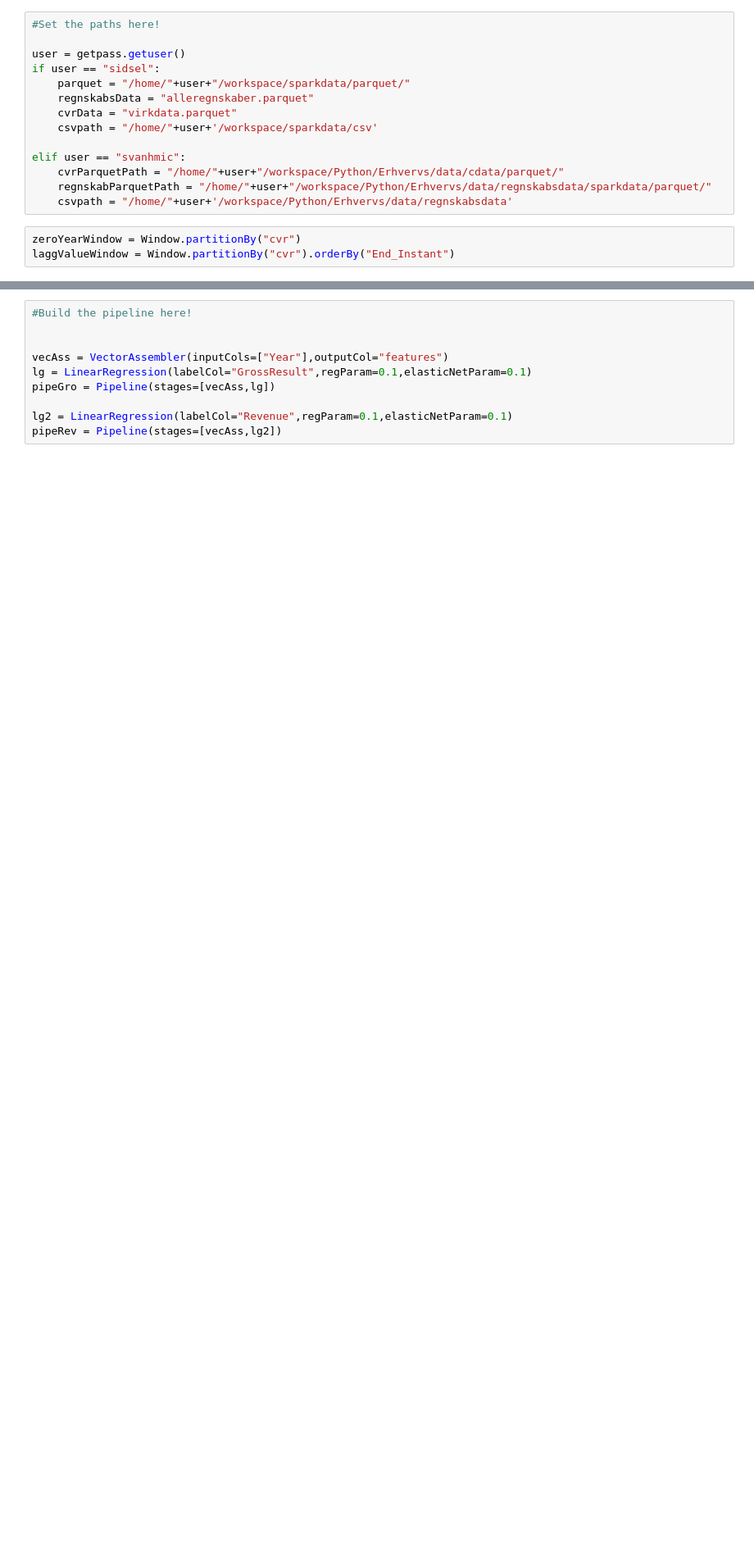
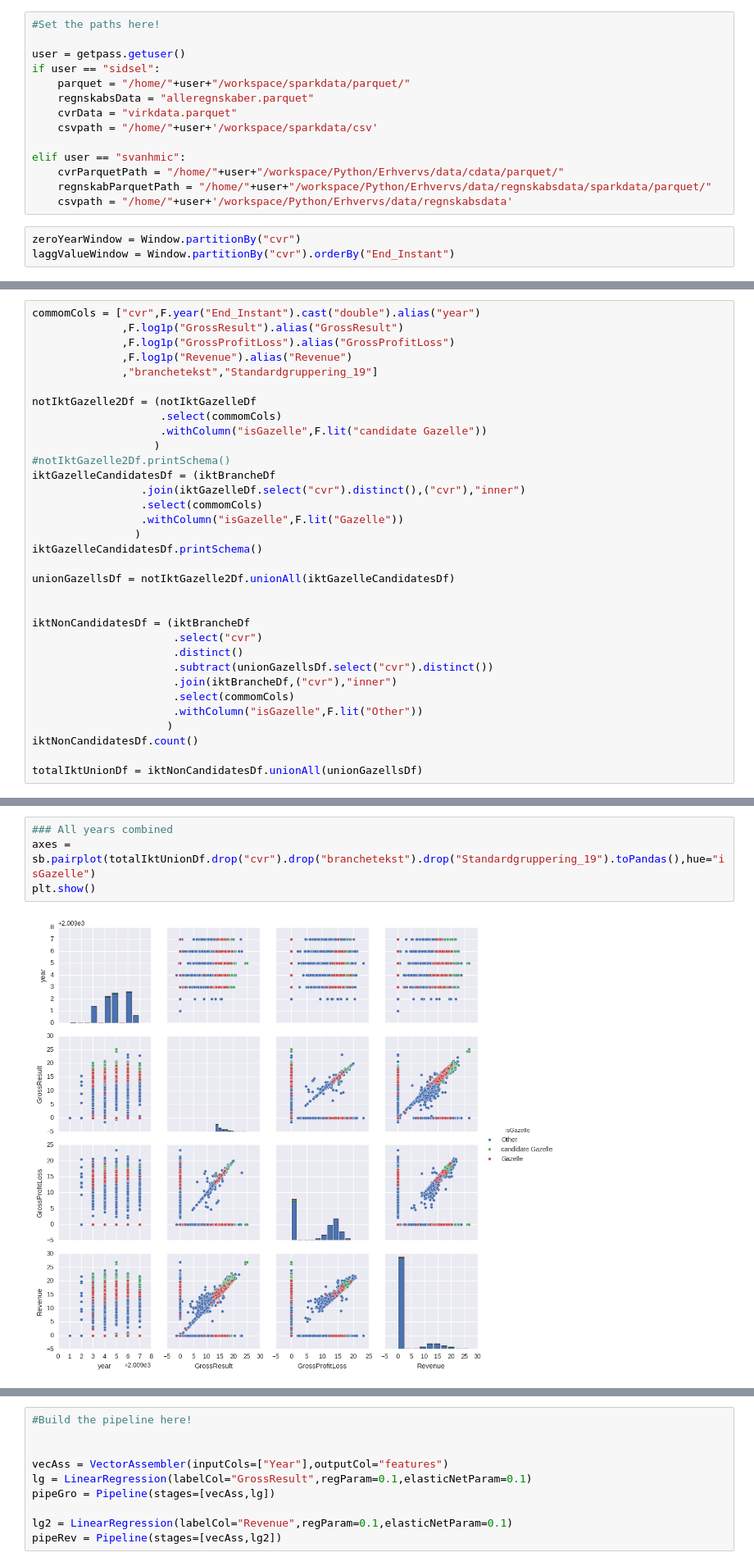
Before and after one commit to mssalvador/notebooks, a Jupyter notebook: notebooks/vaekst/GazelleRegression.ipynb, the cells around one changed output, grey strips where cells are left out. Shown at 82% size. Drawn from its saved outputs; the diff is of its cells as text; blank space fills up the shorter version.

```diff
--- a/notebooks/vaekst/GazelleRegression.ipynb
+++ b/notebooks/vaekst/GazelleRegression.ipynb
@@ -109,0 +113,33 @@ only showing top 20 rows
+# %%
+commomCols = ["cvr",F.year("End_Instant").cast("double").alias("year")
+              ,F.log1p("GrossResult").alias("GrossResult")
+              ,F.log1p("GrossProfitLoss").alias("GrossProfitLoss")
+              ,F.log1p("Revenue").alias("Revenue")
+              ,"branchetekst","Standardgruppering_19"]
+
+notIktGazelle2Df = (notIktGazelleDf
+                    .select(commomCols)
+                    .withColumn("isGazelle",F.lit("candidate Gazelle"))
+                   )
+#notIktGazelle2Df.printSchema()
+iktGazelleCandidatesDf = (iktBrancheDf
+                 .join(iktGazelleDf.select("cvr").distinct(),("cvr"),"inner")
+                 .select(commomCols)
+                 .withColumn("isGazelle",F.lit("Gazelle"))
+                )
+iktGazelleCandidatesDf.printSchema()
+
+unionGazellsDf = notIktGazelle2Df.unionAll(iktGazelleCandidatesDf)
+
+
+iktNonCandidatesDf = (iktBrancheDf
+                      .select("cvr")
+                      .distinct()
+                      .subtract(unionGazellsDf.select("cvr").distinct())
+                      .join(iktBrancheDf,("cvr"),"inner")
+                      .select(commomCols)
+                      .withColumn("isGazelle",F.lit("Other"))
+                     )
+iktNonCandidatesDf.count()
+
+totalIktUnionDf = iktNonCandidatesDf.unionAll(unionGazellsDf)
@@ -109,0 +156,6 @@ only showing top 20 rows
+# %%
+### All years combined
+axes = sb.pairplot(totalIktUnionDf.drop("cvr").drop("branchetekst").drop("Standardgruppering_19").toPandas(),hue="isGazelle")
+plt.show()
+# %% [output]
+[figure, added]
```
Also changed, not shown: parts of 21 cells of this notebook, 1 other file.
